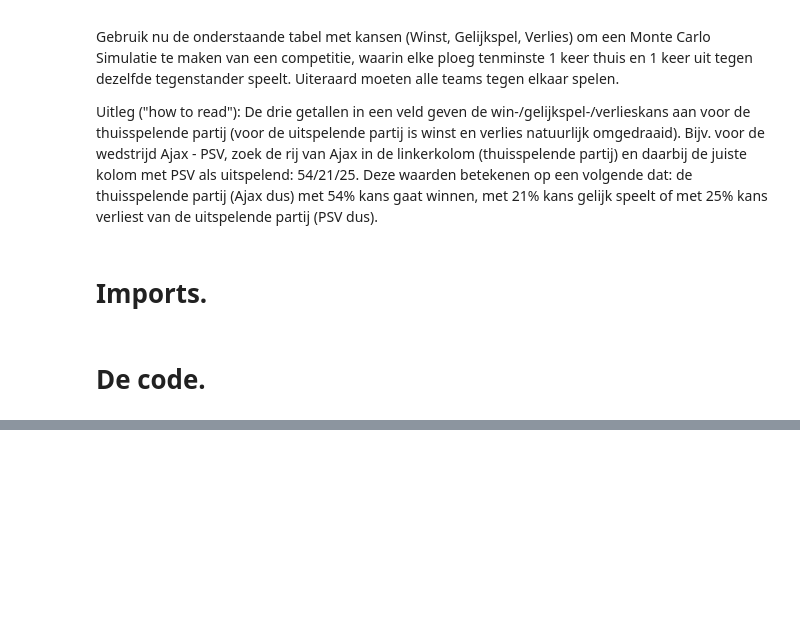
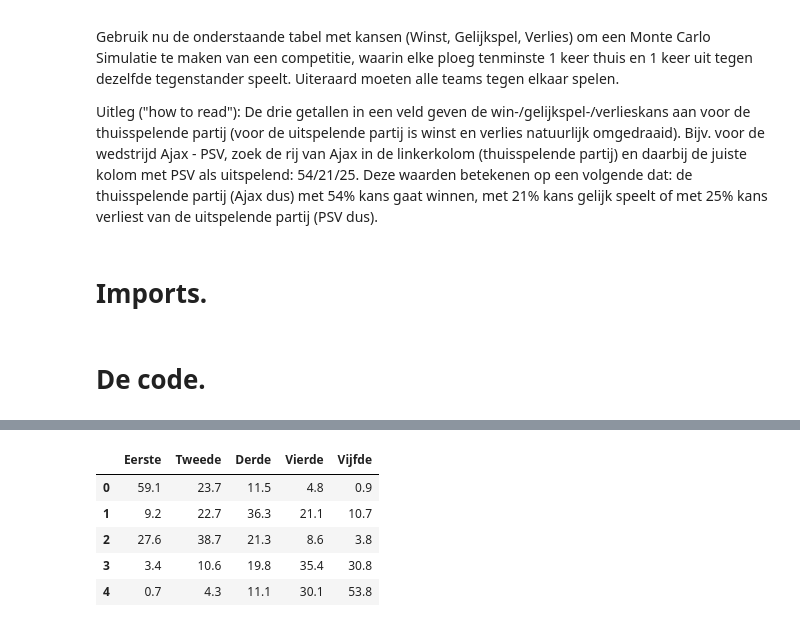
Before and after one commit to WijnandVanDijk/SimulationModelling, a Jupyter notebook: MonteCarlo/Voorspellen met Monte Carlo.ipynb, the cells around one changed output, grey strips where cells are left out. Saved outputs shown, nothing was run; the diff lists cells and outputs as text; code cells hidden in the pictures; blank space fills up the shorter version.

```diff
--- a/MonteCarlo/Voorspellen met Monte Carlo.ipynb
+++ b/MonteCarlo/Voorspellen met Monte Carlo.ipynb
@@ -198,0 +280,30 @@ Tussenstand: Ajax: 0, Feyenoord: 0, Psv: 0, Fc Utrecht: 0, Willem II: 0
+# %%
+Eerste_ajax_percentage = (int(Eerste_ajax) / int(len(df))) * 100
+Tweede_ajax_percentage = (int(Tweede_ajax) / int(len(df))) * 100
+Derde_ajax_percentage = (int(Derde_ajax) / int(len(df))) * 100
+Vierde_ajax_percentage = (int(Vierde_ajax) / int(len(df))) * 100
+Vijfde_ajax_percentage = (int(Vijfde_ajax) / int(len(df))) * 100
+
+Eerste_feyenoord_percentage = (int(Eerste_feyenoord) / int(len(df))) * 100
+Tweede_feyenoord_percentage = (int(Tweede_feyenoord) / int(len(df))) * 100
+Derde_feyenoord_percentage = (int(Derde_feyenoord) / int(len(df))) * 100
+Vierde_feyenoord_percentage = (int(Vierde_feyenoord) / int(len(df))) * 100
+Vijfde_feyenoord_percentage = (int(Vijfde_feyenoord) / int(len(df))) * 100
+
+Eerste_psv_percentage = (int(Eerste_psv) / int(len(df))) * 100
+Tweede_psv_percentage = (int(Tweede_psv) / int(len(df))) * 100
+Derde_psv_percentage = (int(Derde_psv) / int(len(df))) * 100
+Vierde_psv_percentage = (int(Vierde_psv) / int(len(df))) * 100
+Vijfde_psv_percentage = (int(Vijfde_psv) / int(len(df))) * 100
+
+Eerste_fcUtrecht_percentage = (int(Eerste_fcUtrecht) / int(len(df))) * 100
+Tweede_fcUtrecht_percentage = (int(Tweede_fcUtrecht) / int(len(df))) * 100
+Derde_fcUtrecht_percentage = (int(Derde_fcUtrecht) / int(len(df))) * 100
+Vierde_fcUtrecht_percentage = (int(Vierde_fcUtrecht) / int(len(df))) * 100
+Vijfde_fcUtrecht_percentage = (int(Vijfde_fcUtrecht) / int(len(df))) * 100
+
+Eerste_willemII_percentage = (int(Eerste_willemII) / int(len(df))) * 100
+Tweede_willemII_percentage = (int(Tweede_willemII) / int(len(df))) * 100
+Derde_willemII_percentage = (int(Derde_willemII) / int(len(df))) * 100
+Vierde_willemII_percentage = (int(Vierde_willemII) / int(len(df))) * 100
+Vijfde_willemII_percentage = (int(Vijfde_willemII) / int(len(df))) * 100
@@ -198,0 +313,8 @@ Tussenstand: Ajax: 0, Feyenoord: 0, Psv: 0, Fc Utrecht: 0, Willem II: 0
+# %%
+data = [[Eerste_ajax_percentage, Tweede_ajax_percentage, Derde_ajax_percentage, Vierde_ajax_percentage, Vijfde_ajax_percentage],
+        [Eerste_feyenoord_percentage, Tweede_feyenoord_percentage, Derde_feyenoord_percentage, Vierde_feyenoord_percentage, Vijfde_feyenoord_percentage],
+       [Eerste_psv_percentage, Tweede_psv_percentage, Derde_psv_percentage, Vierde_psv_percentage, Vijfde_psv_percentage],
+       [Eerste_fcUtrecht_percentage, Tweede_fcUtrecht_percentage, Derde_fcUtrecht_percentage, Vierde_fcUtrecht_percentage, Vijfde_fcUtrecht_percentage],
+       [Eerste_willemII_percentage, Tweede_willemII_percentage, Derde_willemII_percentage, Vierde_willemII_percentage, Vijfde_willemII_percentage]]
+
+Percentages = pd.DataFrame(data, columns = ['Eerste', 'Tweede', 'Derde', 'Vierde', 'Vijfde'])
@@ -198,0 +324,9 @@ Tussenstand: Ajax: 0, Feyenoord: 0, Psv: 0, Fc Utrecht: 0, Willem II: 0
+# %%
+Percentages
+# %% [output]
+|  | Eerste | Tweede | Derde | Vierde | Vijfde |
+| 0 | 59.1 | 23.7 | 11.5 | 4.8 | 0.9 |
+| 1 | 9.2 | 22.7 | 36.3 | 21.1 | 10.7 |
+| 2 | 27.6 | 38.7 | 21.3 | 8.6 | 3.8 |
+| 3 | 3.4 | 10.6 | 19.8 | 35.4 | 30.8 |
+| 4 | 0.7 | 4.3 | 11.1 | 30.1 | 53.8 |
```
Also changed, not shown: parts of 14 cells of this notebook.
